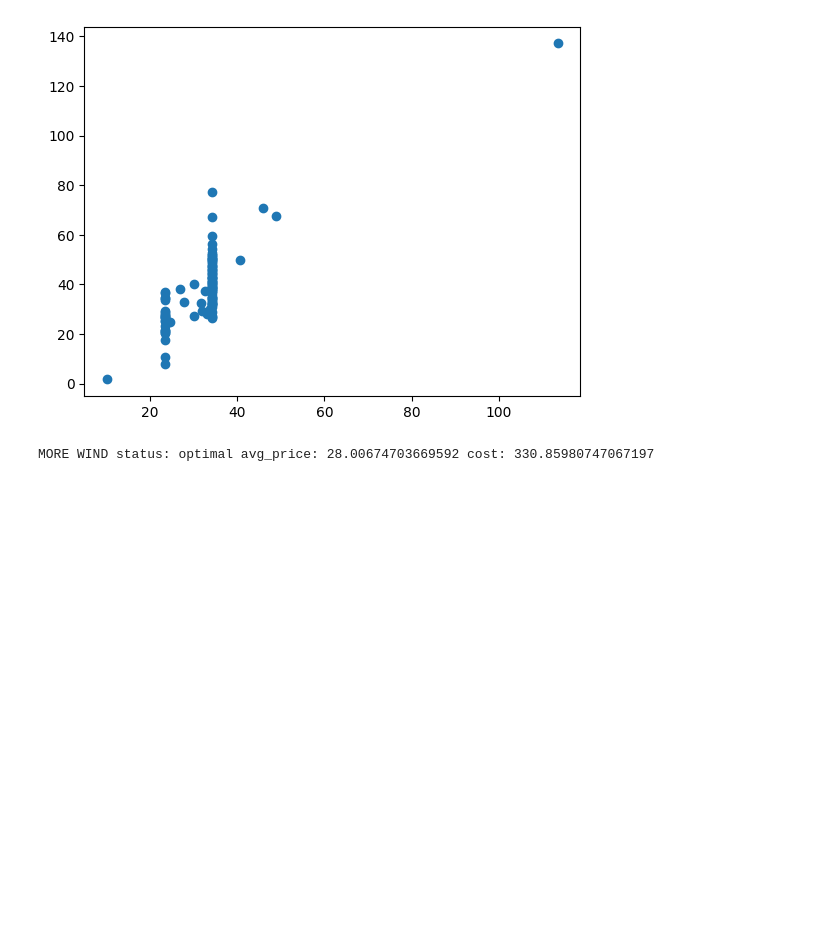
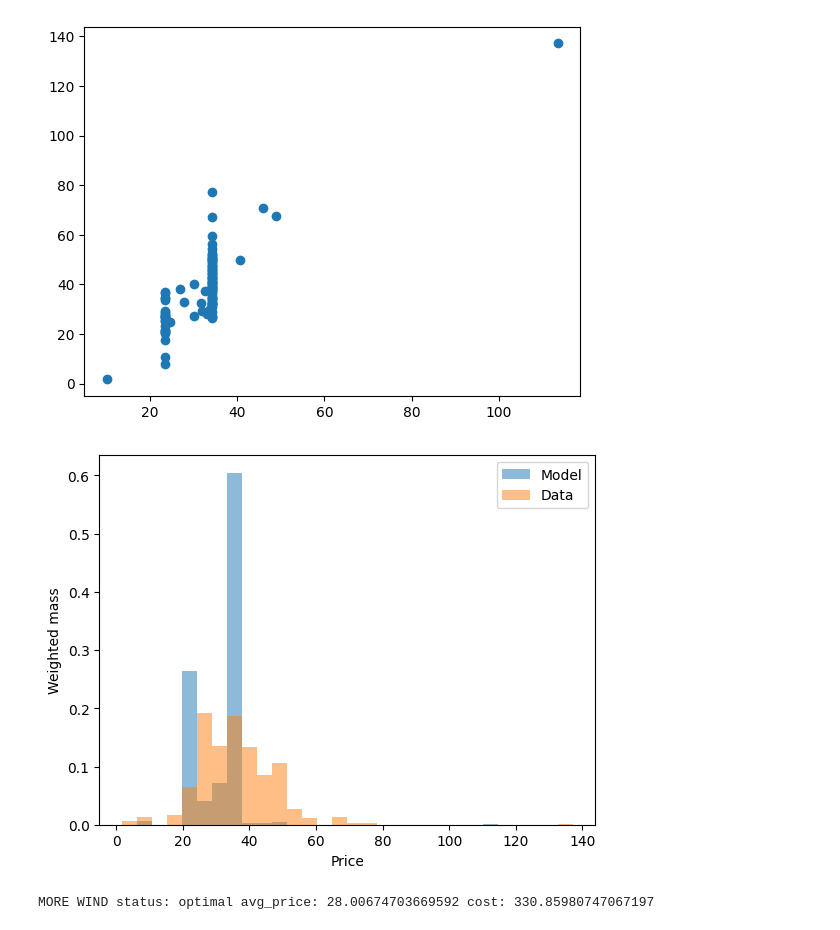
Before and after one commit to mreguant/em-course, a Jupyter notebook: materials/day2/practicum3.ipynb, the cells around one changed output. Drawn from its saved outputs; the diff is of its cells as text; code cells hidden in the pictures; blank space fills up the shorter version.

```diff
--- a/materials/day2/practicum3.ipynb
+++ b/materials/day2/practicum3.ipynb
@@ -215,6 +215,22 @@ plt.scatter(results_min["price"],dfclust.price)
 plt.show()
 # %% [output]
 [figure]
+# %%
+p1 = results_min["price"]
+p2 = dfclust["price"]
+w  = dfclust["weights"].to_numpy()
+
+# common bins across both distributions
+bins = np.histogram_bin_edges(np.r_[p1, p2], bins=30)
+
+plt.hist(p1, bins=bins, weights=w, alpha=0.5, label="Model")
+plt.hist(p2, bins=bins, weights=w, alpha=0.5, label="Data")
+plt.xlabel("Price")
+plt.ylabel("Weighted mass")
+plt.legend()
+plt.show()
+# %% [output]
+[figure, added]
 # %%
 results_more_wind = clear_market_min(dfclust, tech, wind_gw=15.0)
 print("MORE WIND status:", results_more_wind["status"], "avg_price:", results_more_wind.get("avg_price"), "cost:", results_more_wind.get("cost"))
```
Also changed, not shown: parts of 4 cells of this notebook, 2 other files.
